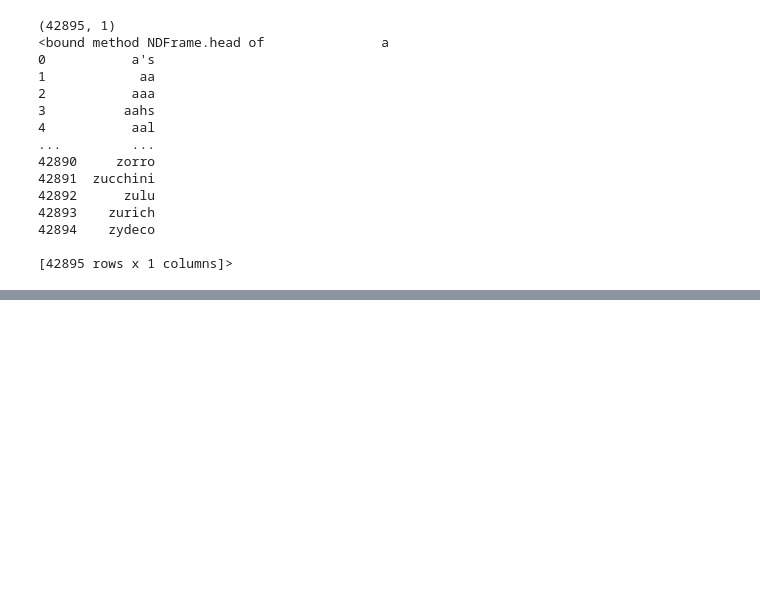
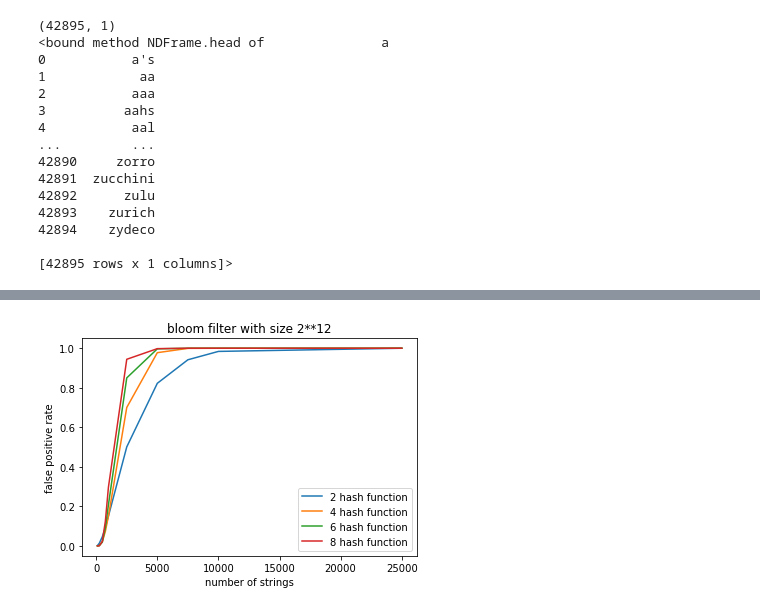
Before and after one commit to seankan1128/CSCI8790_Project1, a Jupyter notebook: Project_1.ipynb, the cells around one changed output, grey strips where cells are left out. Cells and saved outputs as stored; diff of their text form; code cells hidden in the pictures; blank space fills up the shorter version.

```diff
--- a/Project_1.ipynb
+++ b/Project_1.ipynb
@@ -95,0 +362,40 @@ da
+# %%
+# line 1 points
+x1 = num_of_str
+y1 = fp_rates_list_3[0]
+# plotting the line 1 points
+plt.plot(x1, y1, label = "2 hash function")
+
+# line 2 points
+x2 = num_of_str
+y2 = fp_rates_list_3[1]
+# plotting the line 2 points
+plt.plot(x2, y2, label = "4 hash function")
+
+# line 3 points
+x2 = num_of_str
+y2 = fp_rates_list_3[2]
+# plotting the line 2 points
+plt.plot(x2, y2, label = "6 hash function")
+
+# line 4 points
+x2 = num_of_str
+y2 = fp_rates_list_3[3]
+# plotting the line 2 points
+plt.plot(x2, y2, label = "8 hash function")
+
+
+# naming the x axis
+plt.xlabel('number of strings')
+# naming the y axis
+plt.ylabel('false positive rate')
+# giving a title to my graph
+plt.title('bloom filter with size 2**12')
+
+# show a legend on the plot
+plt.legend()
+
+# function to show the plot
+plt.show()
+# %% [output]
+[figure, added]
```
Also changed, not shown: parts of 21 cells of this notebook, 4 other files.
